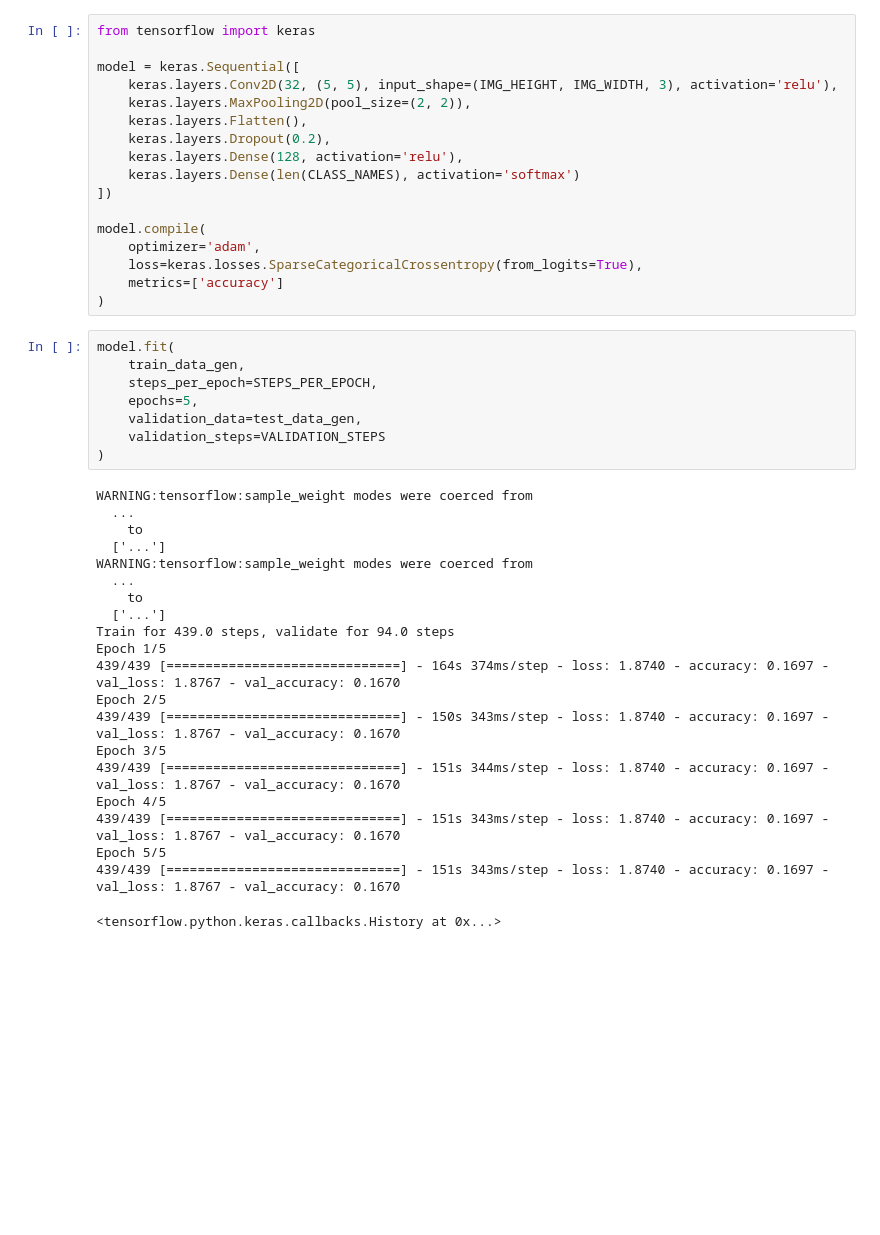
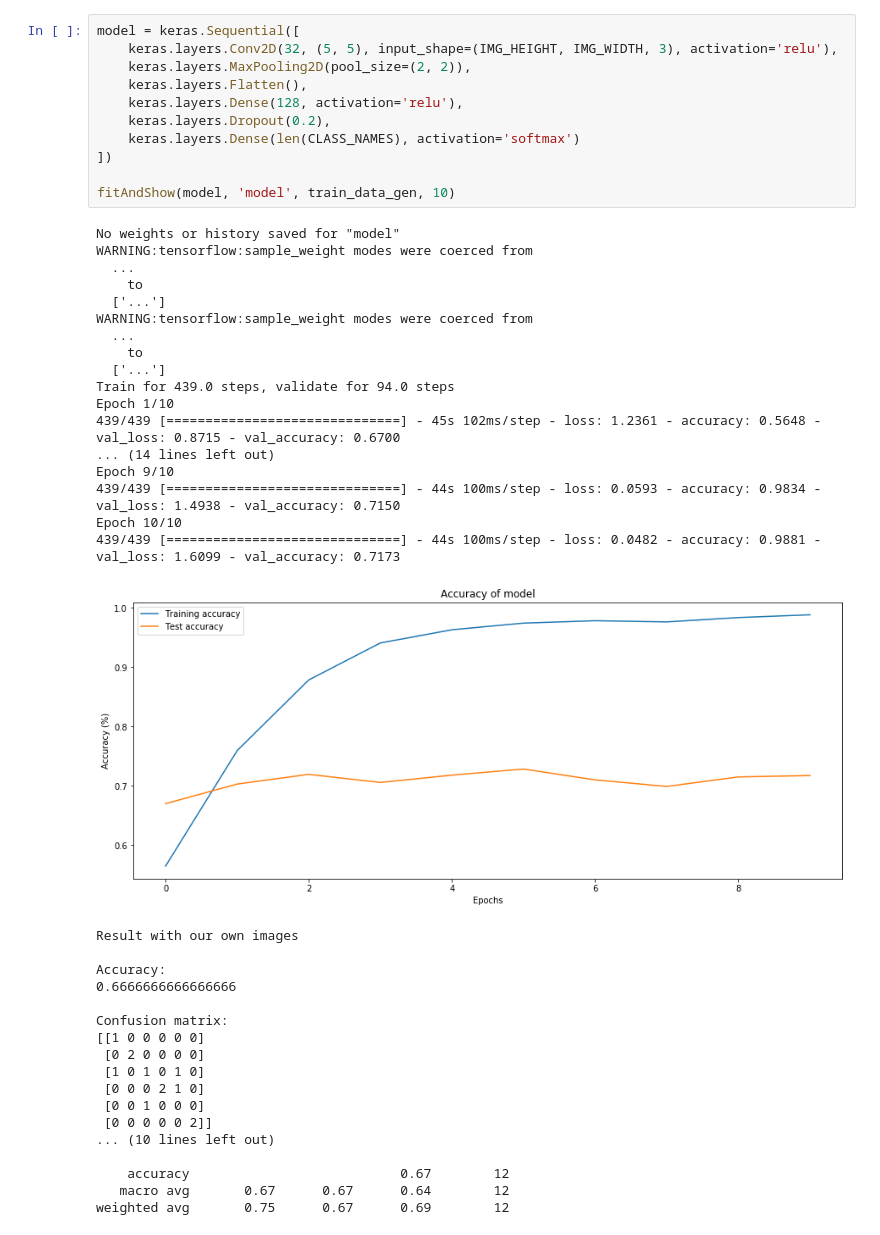
Before and after one commit to GauthierEmilien/5DEEP, a Jupyter notebook: 5DEEP.ipynb, the cells around one changed output. Drawn from its saved outputs; the diff is of its cells as text; blank space fills up the shorter version.

```diff
--- a/5DEEP.ipynb
+++ b/5DEEP.ipynb
@@ -46,46 +136,47 @@ Found 3000 images belonging to 6 classes.
 # %%
-from tensorflow import keras
-
 model = keras.Sequential([
     keras.layers.Conv2D(32, (5, 5), input_shape=(IMG_HEIGHT, IMG_WIDTH, 3), activation='relu'),
     keras.layers.MaxPooling2D(pool_size=(2, 2)),
     keras.layers.Flatten(),
+    keras.layers.Dense(128, activation='relu'),
     keras.layers.Dropout(0.2),
-    keras.layers.Dense(128, activation='relu'),
     keras.layers.Dense(len(CLASS_NAMES), activation='softmax')
 ])
 
-model.compile(
-    optimizer='adam',
-    loss=keras.losses.SparseCategoricalCrossentropy(from_logits=True),
-    metrics=['accuracy']
-)
+fitAndShow(model, 'model', train_data_gen, 10)
+# %% [output]
+No weights or history saved for "model"
+WARNING:tensorflow:sample_weight modes were coerced from
+  ...
+    to
+  ['...']
+WARNING:tensorflow:sample_weight modes were coerced from
+  ...
+    to
+  ['...']
+Train for 439.0 steps, validate for 94.0 steps
+Epoch 1/10
+439/439 [==============================] - 45s 102ms/step - loss: 1.2361 - accuracy: 0.5648 - val_loss: 0.8715 - val_accuracy: 0.6700
+... (14 lines left out)
+Epoch 9/10
+439/439 [==============================] - 44s 100ms/step - loss: 0.0593 - accuracy: 0.9834 - val_loss: 1.4938 - val_accuracy: 0.7150
+Epoch 10/10
+439/439 [==============================] - 44s 100ms/step - loss: 0.0482 - accuracy: 0.9881 - val_loss: 1.6099 - val_accuracy: 0.7173
+[figure, added]
+Result with our own images
+
+Accuracy:
+0.6666666666666666
+
+Confusion matrix:
+[[1 0 0 0 0 0]
+ [0 2 0 0 0 0]
+ [1 0 1 0 1 0]
+ [0 0 0 2 1 0]
+ [0 0 1 0 0 0]
+ [0 0 0 0 0 2]]
+... (10 lines left out)
+
+    accuracy                           0.67        12
+   macro avg       0.67      0.67      0.64        12
+weighted avg       0.75      0.67      0.69        12
-# %%
-model.fit(
-    train_data_gen,
-    steps_per_epoch=STEPS_PER_EPOCH,
-    epochs=5,
-    validation_data=test_data_gen,
-    validation_steps=VALIDATION_STEPS
-)
-# %% [output]
-WARNING:tensorflow:sample_weight modes were coerced from
-  ...
-    to
-  ['...']
-WARNING:tensorflow:sample_weight modes were coerced from
-  ...
-    to
-  ['...']
-Train for 439.0 steps, validate for 94.0 steps
-Epoch 1/5
-439/439 [==============================] - 164s 374ms/step - loss: 1.8740 - accuracy: 0.1697 - val_loss: 1.8767 - val_accuracy: 0.1670
-Epoch 2/5
-439/439 [==============================] - 150s 343ms/step - loss: 1.8740 - accuracy: 0.1697 - val_loss: 1.8767 - val_accuracy: 0.1670
-Epoch 3/5
-439/439 [==============================] - 151s 344ms/step - loss: 1.8740 - accuracy: 0.1697 - val_loss: 1.8767 - val_accuracy: 0.1670
-Epoch 4/5
-439/439 [==============================] - 151s 343ms/step - loss: 1.8740 - accuracy: 0.1697 - val_loss: 1.8767 - val_accuracy: 0.1670
-Epoch 5/5
-439/439 [==============================] - 151s 343ms/step - loss: 1.8740 - accuracy: 0.1697 - val_loss: 1.8767 - val_accuracy: 0.1670
-<tensorflow.python.keras.callbacks.History at 0x...>
```
Also changed, not shown: parts of 24 cells of this notebook, 39 other files.
